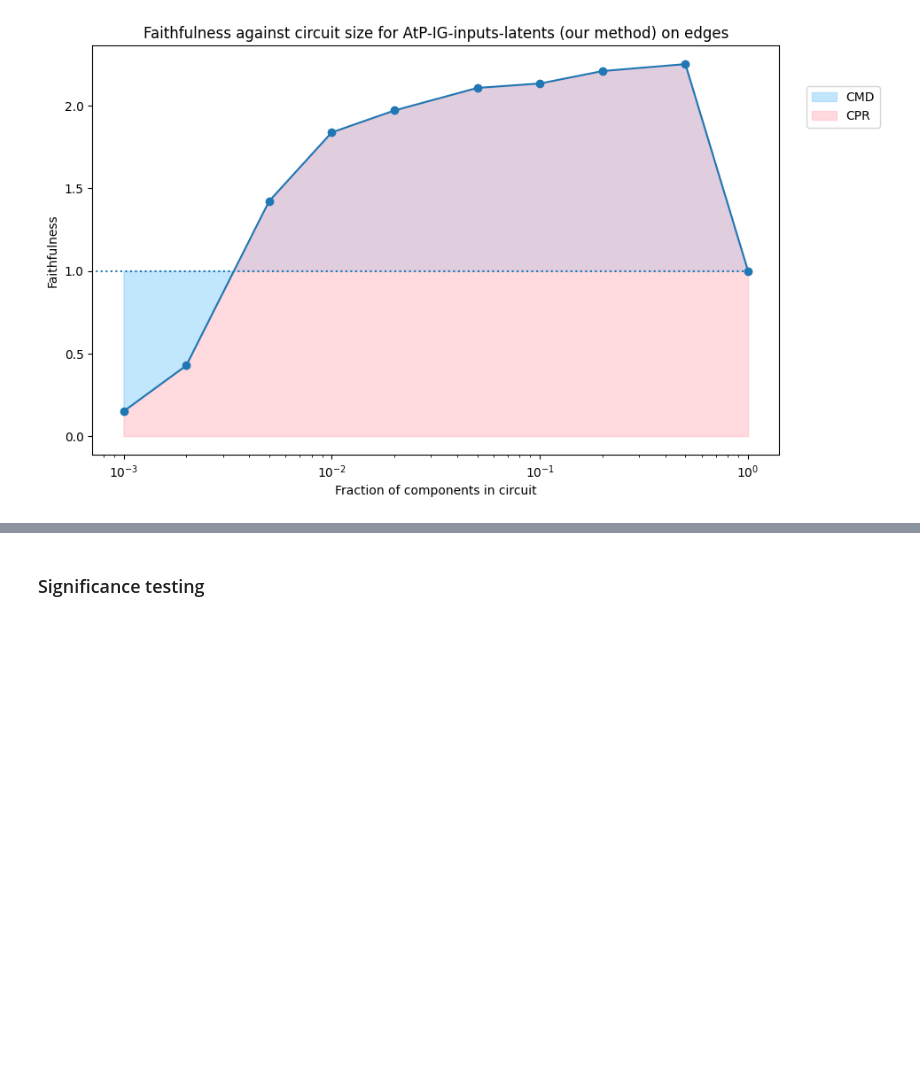
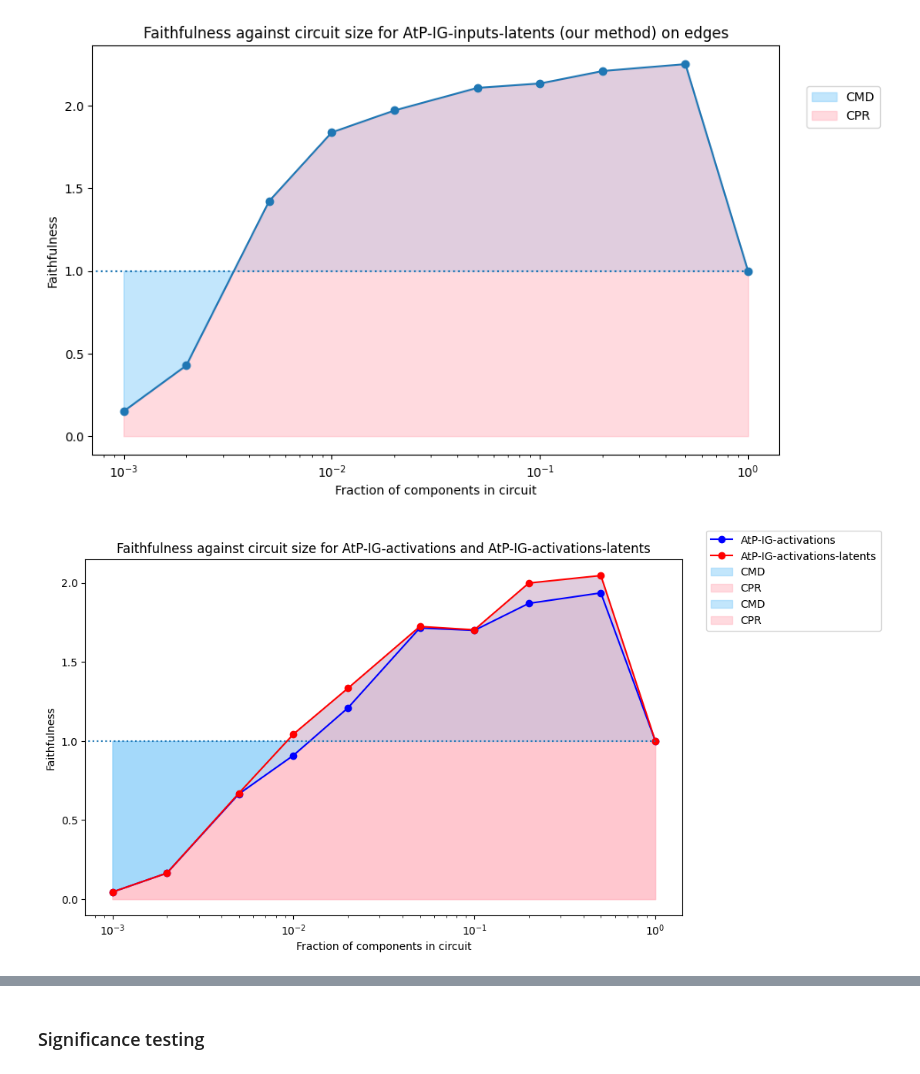
Before and after one commit to mwmlo/MIB-circuit-track, a Jupyter notebook: debug.ipynb, the cells around one changed output, grey strips where cells are left out. Drawn from its saved outputs; the diff is of its cells as text; code cells hidden in the pictures; blank space fills up the shorter version.

```diff
--- a/debug.ipynb
+++ b/debug.ipynb
@@ -282,3 +282,39 @@ plot_faithfulness(path, "AtP-IG-inputs-latents (our method) on edges")
 [figure]
 [figure]
 [figure]
+# %%
+# Plot faithfulness curves of AtP-IG-activations and AtP-IG-activations-latents on the same plot for edges
+atp_ig_activations_path = 'results/EAP-IG-activations_patching_edge/ioi_gpt2_test_abs-False.pkl'
+atp_ig_activations_latents_path = 'results/custom_patching_edge/ioi_gpt2_test_abs-False.pkl'
+
+plt.figure(figsize=(10, 6))
+
+k = [0.001, 0.002, 0.005, 0.01, 0.02, 0.05, 0.1, 0.2, 0.5, 1]
+
+with open(atp_ig_activations_path, 'rb') as f:
+    atp_ig_activations_data = pickle.load(f)
+
+atp_ig_activations_faithfulness_scores = atp_ig_activations_data['faithfulnesses']
+plt.plot(k, atp_ig_activations_faithfulness_scores, marker='o', color='blue', label='AtP-IG-activations')
+
+with open(atp_ig_activations_latents_path, 'rb') as f:
+    atp_ig_activations_latents_data = pickle.load(f)
+
+atp_ig_activations_latents_faithfulness_scores = atp_ig_activations_latents_data['faithfulnesses']
+plt.plot(k, atp_ig_activations_latents_faithfulness_scores, marker='o', color='red', label='AtP-IG-activations-latents')
+
+plt.xlabel("Fraction of components in circuit")
+plt.ylabel("Faithfulness")
+plt.title(f"Faithfulness against circuit size for AtP-IG-activations and AtP-IG-activations-latents")
+
+plt.hlines(y=1, xmin=0, xmax=1, linestyles='dotted')
+plt.fill_between(k, atp_ig_activations_latents_faithfulness_scores, 1, interpolate=True, color='lightskyblue', alpha=0.5, label='CMD')
+plt.fill_between(k, atp_ig_activations_latents_faithfulness_scores, 0, interpolate=True, color='lightpink', alpha=0.5, label='CPR')
+plt.fill_between(k, atp_ig_activations_faithfulness_scores, 1, interpolate=True, color='lightskyblue', alpha=0.5, label='CMD')
+plt.fill_between(k, atp_ig_activations_faithfulness_scores, 0, interpolate=True, color='lightpink', alpha=0.5, label='CPR')
+plt.xscale('log')
+
+plt.legend(loc=(1.04, 0.8))
+plt.show()
+# %% [output]
+[figure, added]
```
Also changed, not shown: parts of 3 cells of this notebook.
